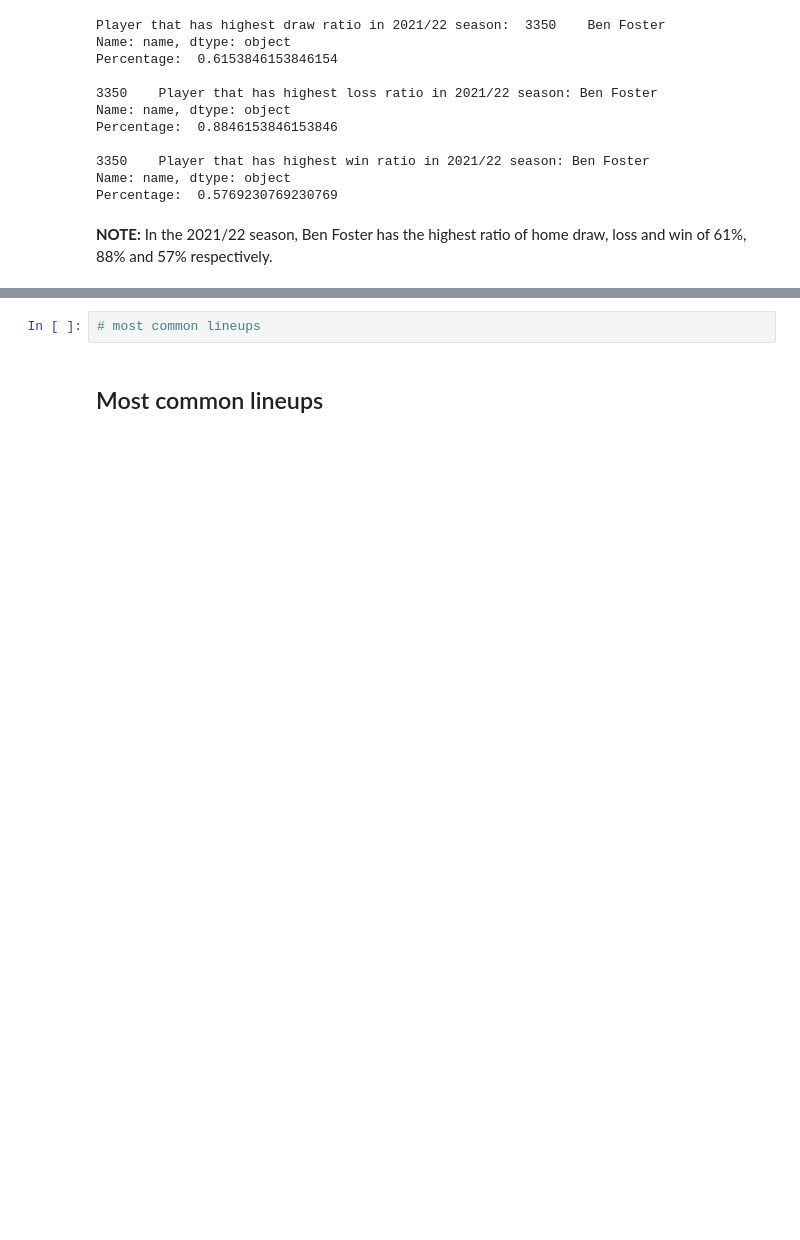
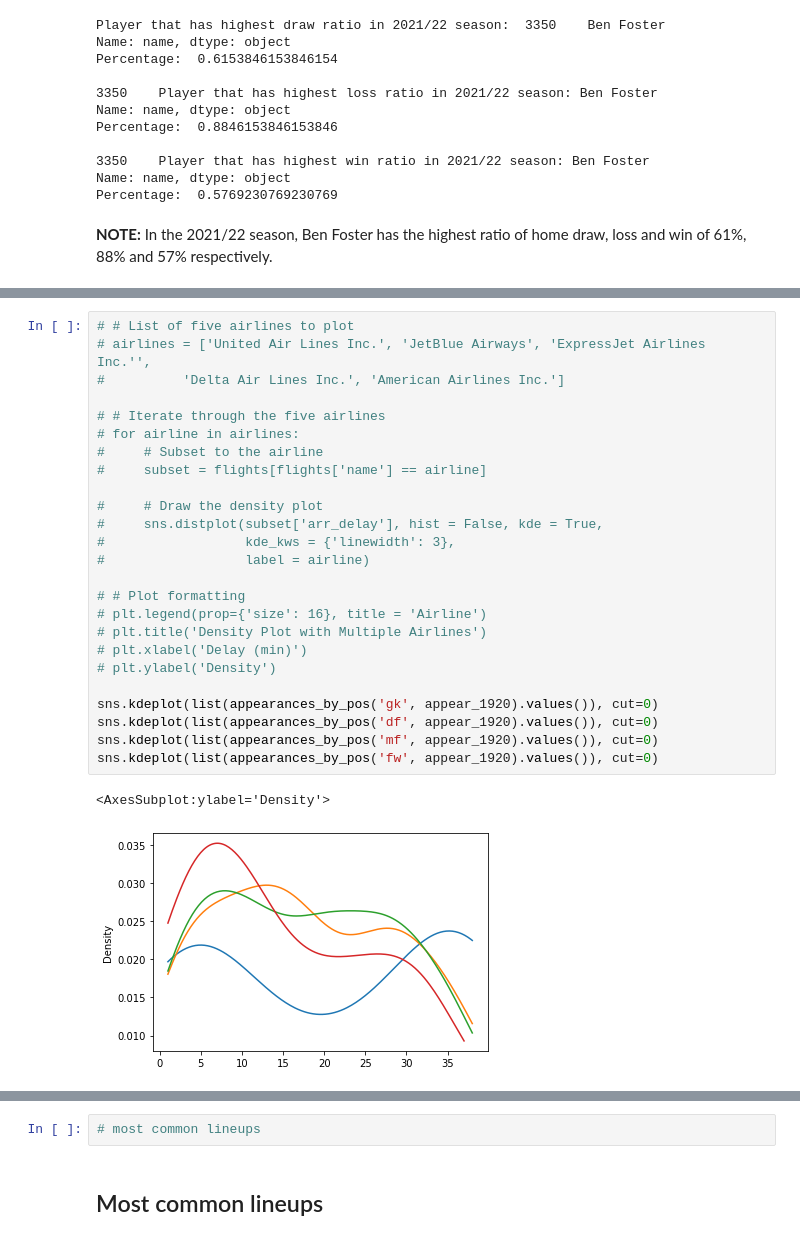
Before and after one commit to minhngt62/ds-epl-matches, a Jupyter notebook: notebooks/03.4_eda_on_integrated_data.ipynb, the cells around one changed output, grey strips where cells are left out. Saved outputs shown, nothing was run; the diff lists cells and outputs as text; blank space fills up the shorter version.

```diff
--- a/notebooks/03.4_eda_on_integrated_data.ipynb
+++ b/notebooks/03.4_eda_on_integrated_data.ipynb
@@ -523,0 +571,28 @@ Percentage:  0.5769230769230769
+# %%
+# # List of five airlines to plot
+# airlines = ['United Air Lines Inc.', 'JetBlue Airways', 'ExpressJet Airlines Inc.'',
+#          'Delta Air Lines Inc.', 'American Airlines Inc.']
+
+# # Iterate through the five airlines
+# for airline in airlines:
+#     # Subset to the airline
+#     subset = flights[flights['name'] == airline]
+
+#     # Draw the density plot
+#     sns.distplot(subset['arr_delay'], hist = False, kde = True,
+#                  kde_kws = {'linewidth': 3},
+#                  label = airline)
+
+# # Plot formatting
+# plt.legend(prop={'size': 16}, title = 'Airline')
+# plt.title('Density Plot with Multiple Airlines')
+# plt.xlabel('Delay (min)')
+# plt.ylabel('Density')
+
+sns.kdeplot(list(appearances_by_pos('gk', appear_1920).values()), cut=0)
+sns.kdeplot(list(appearances_by_pos('df', appear_1920).values()), cut=0)
+sns.kdeplot(list(appearances_by_pos('mf', appear_1920).values()), cut=0)
+sns.kdeplot(list(appearances_by_pos('fw', appear_1920).values()), cut=0)
+# %% [output]
+<AxesSubplot:ylabel='Density'>
+[figure, added]
```
Also changed, not shown: parts of 10 cells of this notebook, 1 other file.
